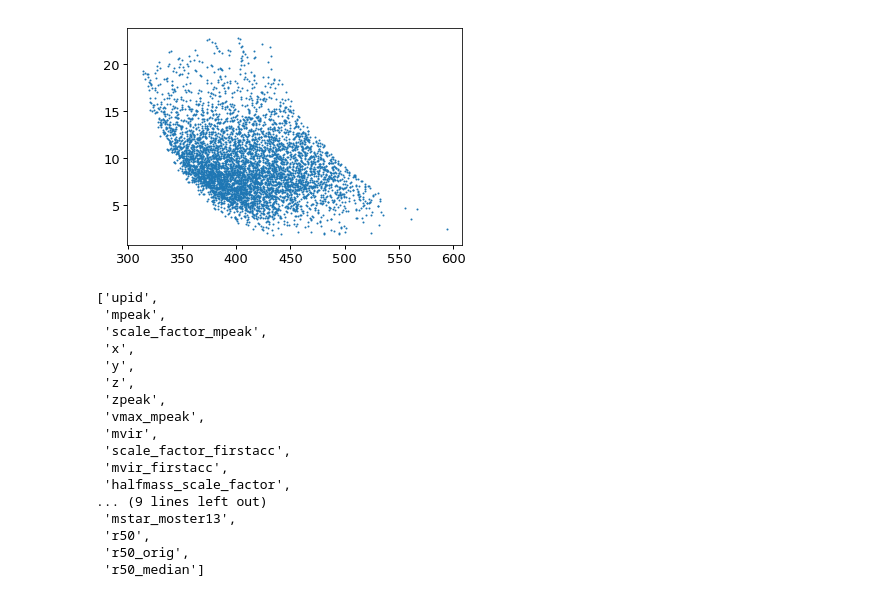
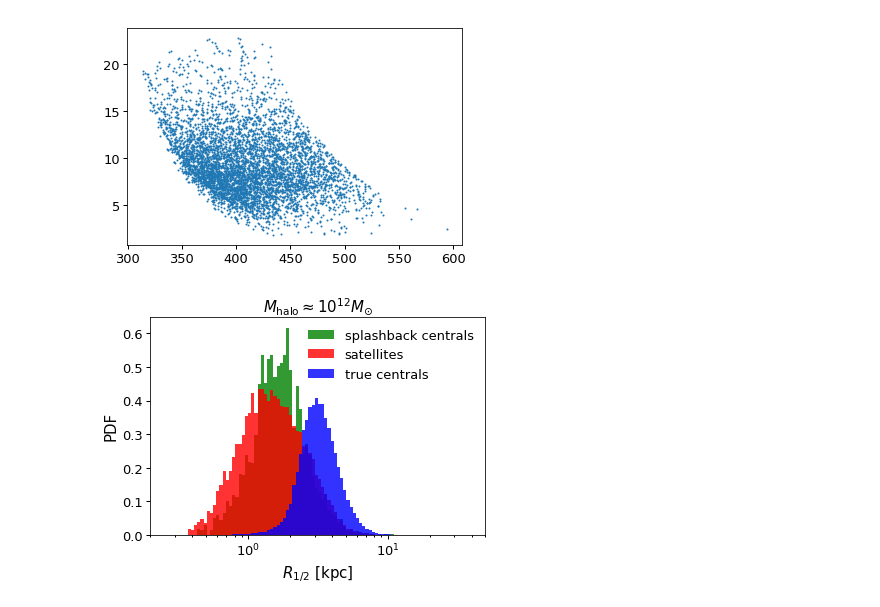
Before and after one commit to aphearin/galsize_models, a Jupyter notebook: notebooks/stripping_dev.ipynb, the cells around one changed output. Drawn from its saved outputs; the diff is of its cells as text; code cells hidden in the pictures.

```diff
--- a/notebooks/stripping_dev.ipynb
+++ b/notebooks/stripping_dev.ipynb
@@ -64,6 +64,8 @@ fracdiff_sm10p75_mock, fracdiff_sm11p25_mock = result
 # %%
 frac_surviving_dm = mock['mvir']/mock['mpeak']
 mock['r50'] = mock['r50_orig']*frac_rhalf_reduction(mock['mstar'], frac_surviving_dm)
+
+mock['r50_stripping'] = mock['r50']
 
 median_rhalf_mock, __, __ = binned_statistic(
         np.log10(mock['mstar']), mock['r50'], bins=logsm_bins)
@@ -79,6 +81,8 @@ mock['r50'] = component_size_vs_rhalo(rvir,
                         normalization_all, alpha_all,
                         scatter=scatter_all, seed=size_seed,
                         uran=1-mock['vmax_at_mpeak_percentile'])
+
+mock['r50_coevolution'] = mock['r50']
 
 median_rhalf_mock, __, __ = binned_statistic(
         np.log10(mock['mstar']), mock['r50'], bins=logsm_bins)
@@ -198,23 +202,35 @@ fig, ax = plt.subplots(1, 1)
 __=ax.scatter(sample['vmax_mpeak'], sample['r50'], s=1)
 # %% [output]
 [figure]
-# %%
-sample.keys()
-# %% [output]
-['upid',
- 'mpeak',
- 'scale_factor_mpeak',
- 'x',
- 'y',
- 'z',
- 'zpeak',
- 'vmax_mpeak',
- 'mvir',
- 'scale_factor_firstacc',
- 'mvir_firstacc',
- 'halfmass_scale_factor',
-... (9 lines left out)
- 'mstar_moster13',
- 'r50',
- 'r50_orig',
- 'r50_median']
+# %%
+mpeak_mask1 = (mock['mpeak'] > 10**11.75) & (mock['mpeak'] < 10**12.)
+mpeak_mask2 = (mock['mpeak'] > 10**12.75) & (mock['mpeak'] < 10**13.25)
+
+cen_mask1 = mpeak_mask1 & (mock['upid'] == -1)
+true_cen_mask1 = cen_mask1 & (mock['scale_factor_firstacc'] > 1)
+bsp_cen_mask1 = cen_mask1 & (mock['scale_factor_firstacc'] < 0.9)
+sat_mask1 = mpeak_mask1  & (mock['upid'] != -1)
+
+cen_mask2 = mpeak_mask2 & (mock['upid'] == -1)
+true_cen_mask2 = cen_mask2 & (mock['scale_factor_firstacc'] > 1)
+bsp_cen_mask2 = cen_mask2 & (mock['scale_factor_firstacc'] < 1)
+sat_mask2 = mpeak_mask2  & (mock['upid'] != -1)
+# %%
+fig, ax = plt.subplots(1, 1)
+xscale = ax.set_xscale('log')
+xlim = ax.set_xlim(0.2, 50)
+
+r50_bins1 = np.logspace(-1, 1.25, 100)
+__=ax.hist(mock['r50_coevolution'][bsp_cen_mask1], bins=r50_bins1, normed=True, alpha=0.8,
+          color='green', label='splashback centrals')
+__=ax.hist(mock['r50_coevolution'][sat_mask1], bins=r50_bins1, normed=True, alpha=0.8,
+          color='red', label='satellites')
+__=ax.hist(mock['r50_coevolution'][true_cen_mask1], bins=r50_bins1, normed=True, alpha=0.8,
+          color='blue', label='true centrals')
+
+leg = ax.legend(loc=1)
+xlabel = ax.set_xlabel(r'$R_{1/2}$ $[{\rm kpc}]$')
+ylabel = ax.set_ylabel(r'PDF')
+title = ax.set_title(r'$M_{\rm halo} \approx 10^{12} M_{\odot}$')
+# %% [output]
+[figure, added]
```
Also changed, not shown: parts of 3 cells of this notebook, 1 other file.
